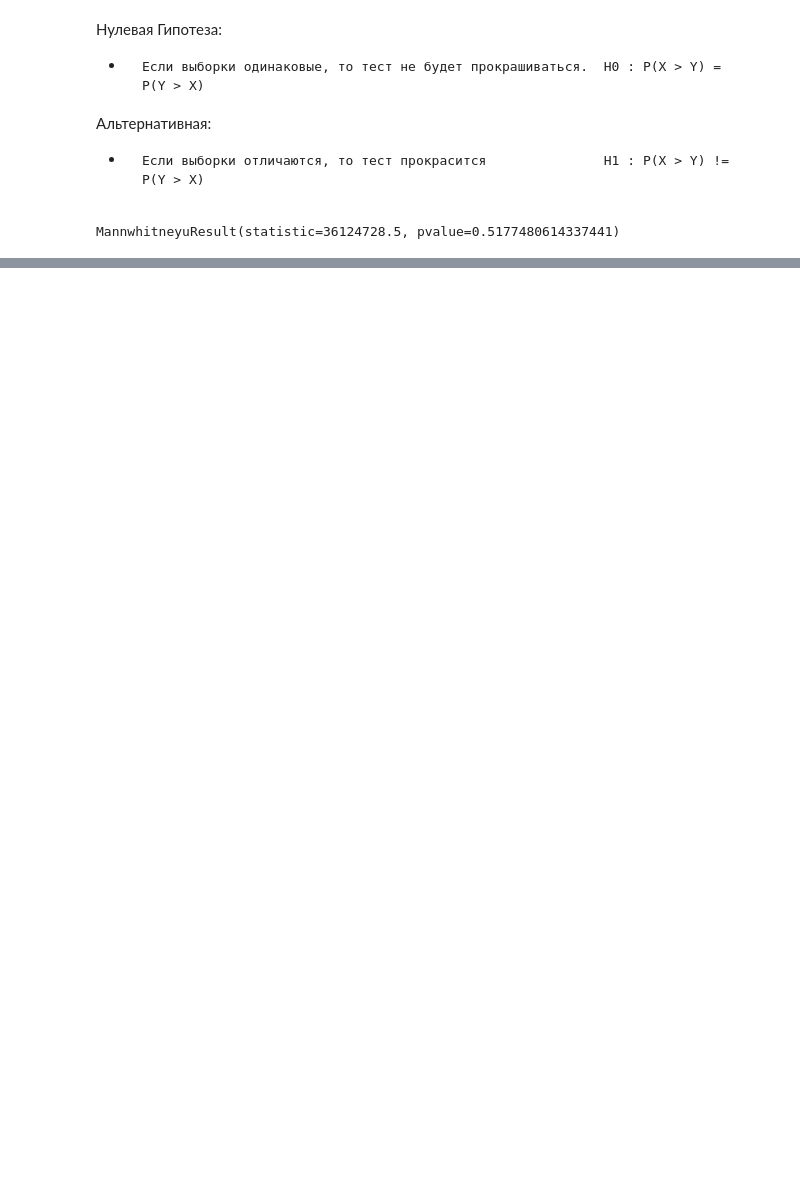
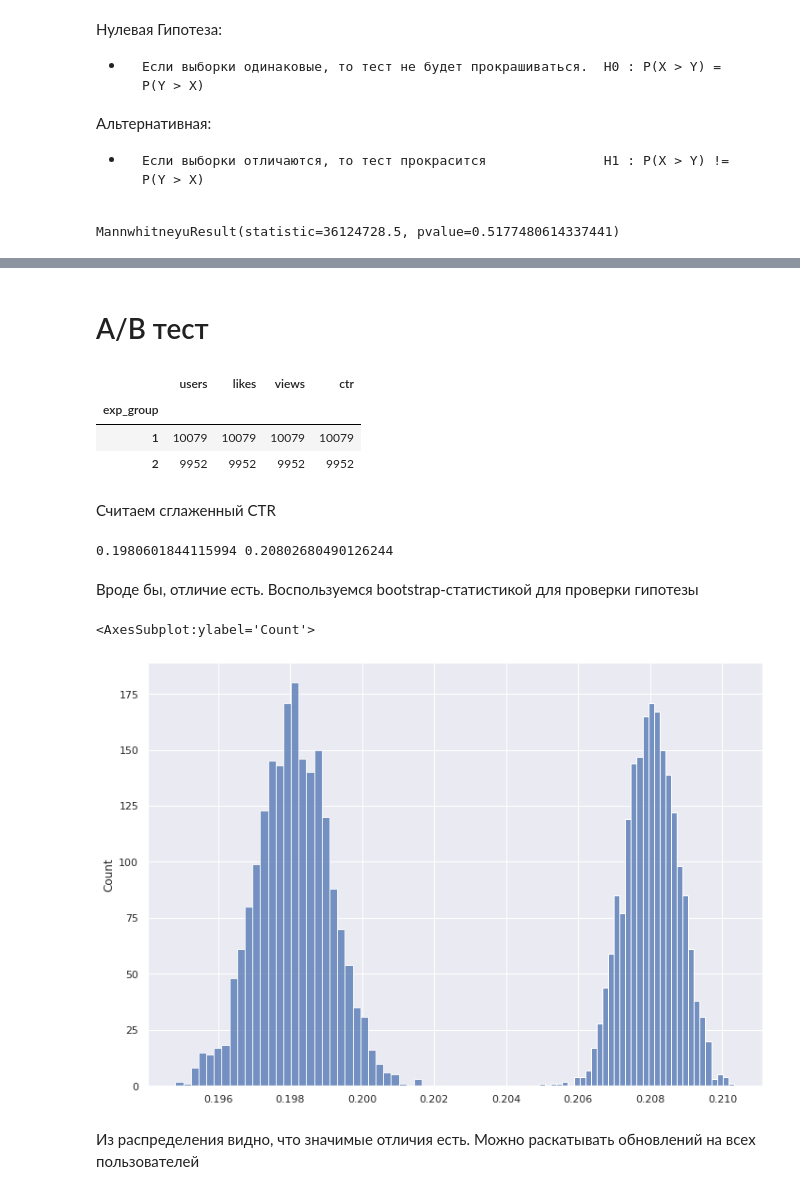
Before and after one commit to BorisloveeeeZ/analyst_cycle, a Jupyter notebook: A_B.ipynb, the cells around one changed output, grey strips where cells are left out. Cells and saved outputs as stored; diff of their text form; code cells hidden in the pictures; blank space fills up the shorter version.

```diff
--- a/A_B.ipynb
+++ b/A_B.ipynb
@@ -168,0 +194,23 @@ B 49.37 % случаев A > B
+# %% [markdown]
+# A/B тест
+# %%
+q = Getch("""
+    SELECT exp_group,
+           user_id AS users,
+           sum(action = 'like') AS likes,
+           sum(action = 'view') AS views,
+           (likes/views) AS ctr
+    FROM simulator_20220320.feed_actions
+    WHERE (toDate(time) BETWEEN '2022-03-15' and '2022-03-21') and exp_group in (2,1)
+    GROUP BY exp_group, user_id
+""")
+df = q.df
+
+df.groupby('exp_group').count()
+# %% [output]
+|  | users | likes | views | ctr |
+| exp_group |  |  |  |  |
+| 1 | 10079 | 10079 | 10079 | 10079 |
+| 2 | 9952 | 9952 | 9952 | 9952 |
+# %% [markdown]
+Считаем сглаженный CTR
@@ -168,0 +223,39 @@ B 49.37 % случаев A > B
+# %%
+print(global_ctr_2, global_ctr_1)
+# %% [output]
+0.1980601844115994 0.20802680490126244
+# %% [markdown]
+Вроде бы, отличие есть. Воспользуемся bootstrap-статистикой для проверки гипотезы
+# %%
+def get_bootstrap(likes1, views1, likes2, views2, n_bootstrap = 2000):
+    bootstrap_1 = stats.poisson(1).rvs((2000, len(likes1))).astype(np.int64)
+    bootstrap_2 = stats.poisson(2).rvs((2000, len(likes2))).astype(np.int64)
+    global_1 = (bootstrap_1 * likes1).sum(axis=1)/(bootstrap_1 * views1).sum(axis=1)
+    global_2 = (bootstrap_2 * likes2).sum(axis=1)/(bootstrap_2 * views2).sum(axis=1)
+    return global_1, global_2
+# %%
+q = Getch("""
+    SELECT exp_group,
+           user_id AS users,
+           sum(action = 'like') AS likes,
+           sum(action = 'view') AS views,
+           (likes/views) AS ctr
+    FROM simulator_20220320.feed_actions
+    WHERE (toDate(time) BETWEEN '2022-03-15' and '2022-03-21') and exp_group in (2,1)
+    GROUP BY exp_group, user_id
+""")
+
+likes1 = df[df.exp_group==1].likes.to_numpy()
+views1 = df[df.exp_group==1].views.to_numpy()
+likes2 = df[df.exp_group==2].likes.to_numpy()
+views2 = df[df.exp_group == 2].views.to_numpy()
+# %%
+ctr1, ctr2 = get_bootstrap(likes1, views1, likes2, views2)
+# %%
+sns.histplot(ctr1)
+sns.histplot(ctr2)
+# %% [output]
+<AxesSubplot:ylabel='Count'>
+[figure, added]
+# %% [markdown]
+Из распределения видно, что значимые отличия есть. Можно раскатывать обновлений на всех пользователей
```
Also changed, not shown: parts of 16 cells of this notebook.
